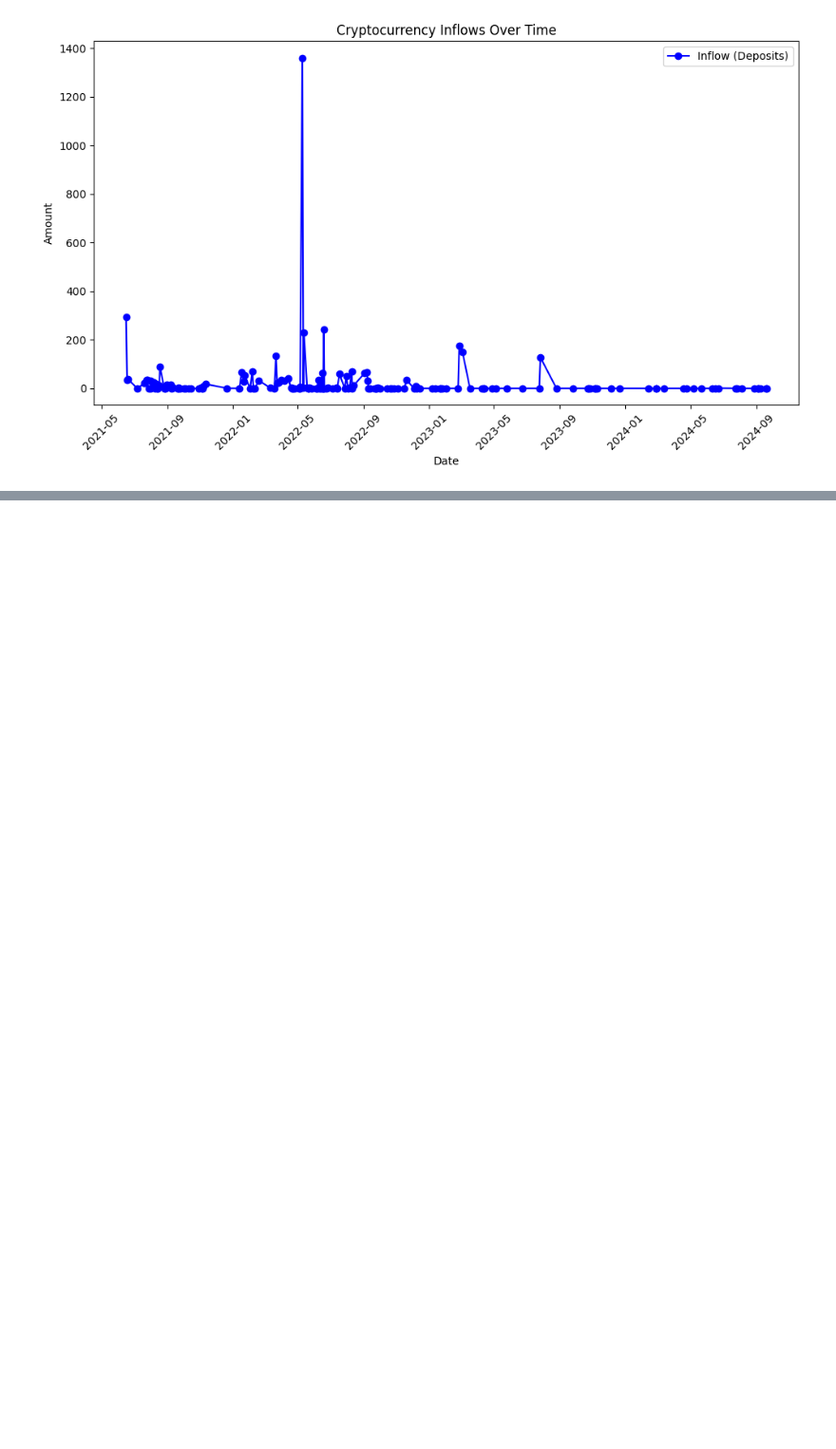
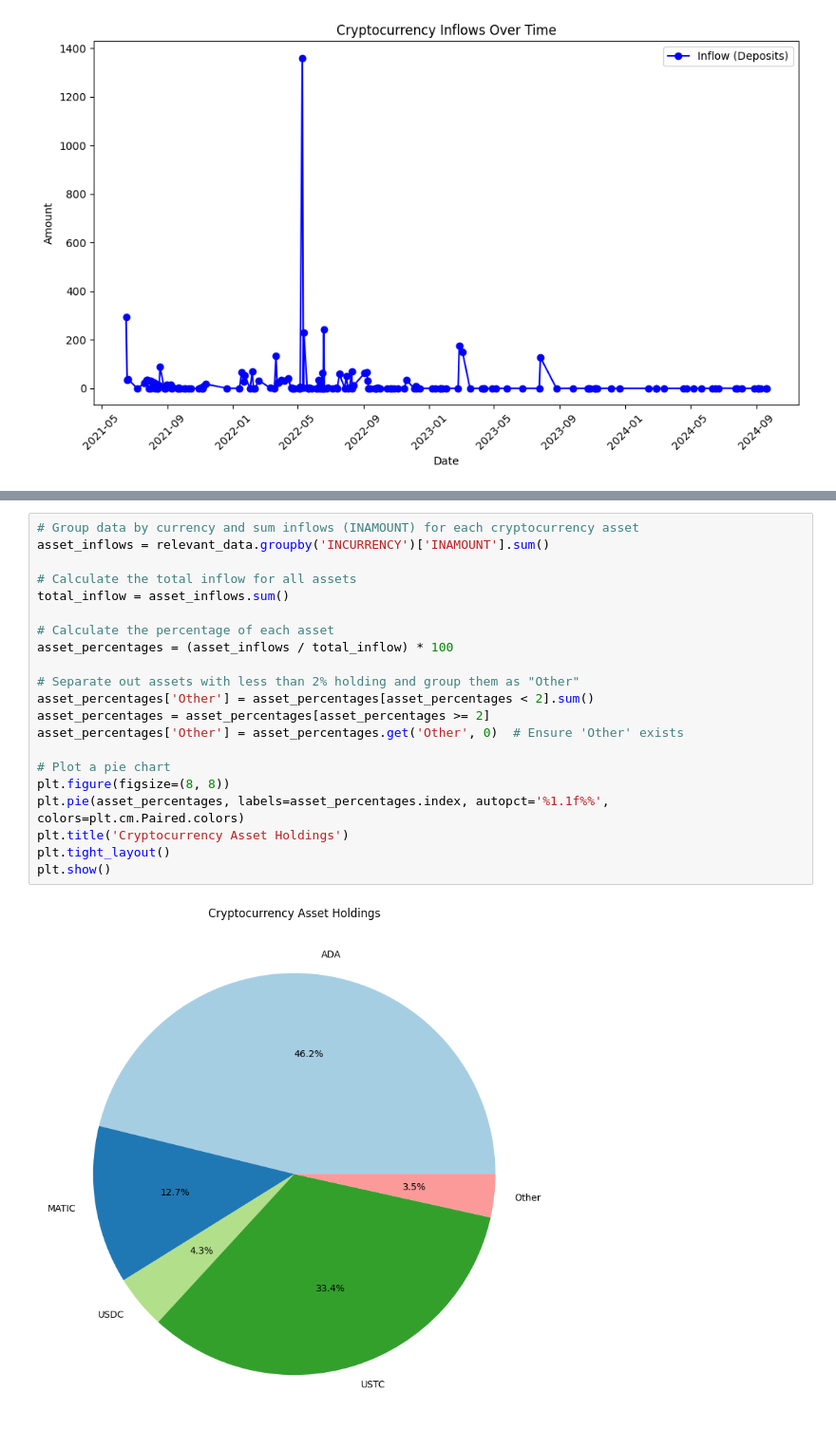
Before and after one commit to gappeah/exodus_analysis, a Jupyter notebook: main.ipynb, the cells around one changed output, grey strips where cells are left out. Shown at 95% size. Saved outputs shown, nothing was run; the diff lists cells and outputs as text; blank space fills up the shorter version.

```diff
--- a/main.ipynb
+++ b/main.ipynb
@@ -143,0 +148,23 @@ plt.show()
+# %%
+# Group data by currency and sum inflows (INAMOUNT) for each cryptocurrency asset
+asset_inflows = relevant_data.groupby('INCURRENCY')['INAMOUNT'].sum()
+
+# Calculate the total inflow for all assets
+total_inflow = asset_inflows.sum()
+
+# Calculate the percentage of each asset
+asset_percentages = (asset_inflows / total_inflow) * 100
+
+# Separate out assets with less than 2% holding and group them as "Other"
+asset_percentages['Other'] = asset_percentages[asset_percentages < 2].sum()
+asset_percentages = asset_percentages[asset_percentages >= 2]
+asset_percentages['Other'] = asset_percentages.get('Other', 0)  # Ensure 'Other' exists
+
+# Plot a pie chart
+plt.figure(figsize=(8, 8))
+plt.pie(asset_percentages, labels=asset_percentages.index, autopct='%1.1f%%', colors=plt.cm.Paired.colors)
+plt.title('Cryptocurrency Asset Holdings')
+plt.tight_layout()
+plt.show()
+# %% [output]
+[figure, added]
```
Also changed, not shown: parts of 6 cells of this notebook.
